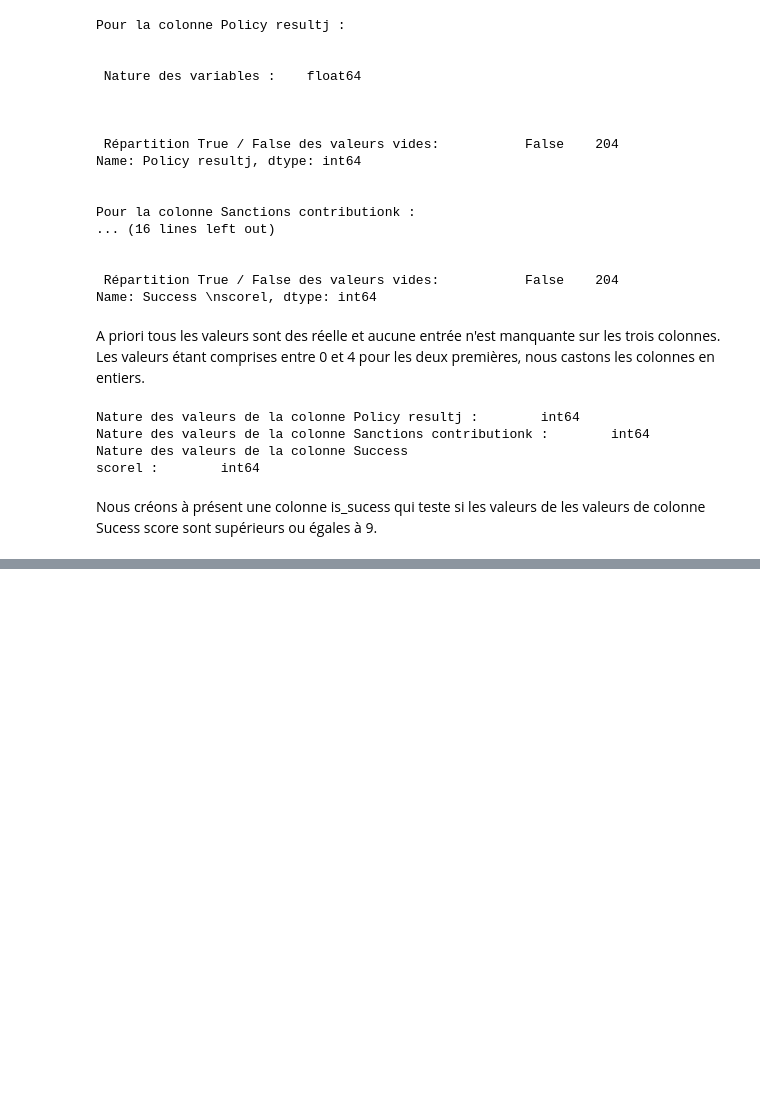
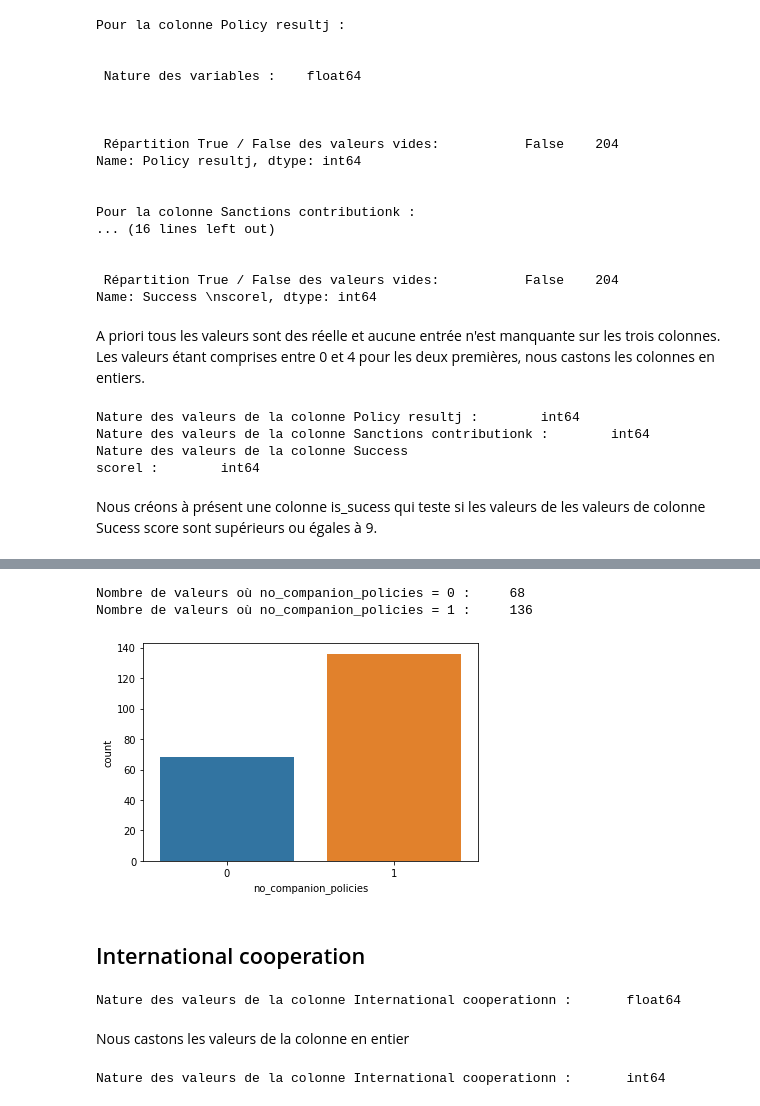
Before and after one commit to cedricsoares/economic_sanction_model, a Jupyter notebook: Sanction_eco.ipynb, the cells around one changed output, grey strips where cells are left out. Drawn from its saved outputs; the diff is of its cells as text; code cells hidden in the pictures; blank space fills up the shorter version.

```diff
--- a/Sanction_eco.ipynb
+++ b/Sanction_eco.ipynb
@@ -361,0 +378,30 @@ Nombre de valeurs ou is_success = 1 :     70
+# %%
+df["no_companion_policies"] = (df["Companion policiesm"] == "--").astype("int")
+
+print(f"Nombre de valeurs où no_companion_policies = 0 : \
+    {df['no_companion_policies'].value_counts()[0]} ")
+
+print(f"Nombre de valeurs où no_companion_policies = 1 : \
+    {df['no_companion_policies'].value_counts()[1]} ")
+
+sn.countplot(x = "no_companion_policies", data = df )
+plt.show()
+# %% [output]
+Nombre de valeurs où no_companion_policies = 0 :     68
+Nombre de valeurs où no_companion_policies = 1 :     136
+[figure, added]
+# %% [markdown]
+## International cooperation
+# %%
+print(f"Nature des valeurs de la colonne {df['International cooperationn'].name} : \
+      {df['International cooperationn'].dtypes}")
+# %% [output]
+Nature des valeurs de la colonne International cooperationn :       float64
+# %% [markdown]
+Nous castons les valeurs de la colonne en entier
+# %%
+df['International cooperationn'] = df['International cooperationn'].copy().astype('int')
+print(f"Nature des valeurs de la colonne {df['International cooperationn'].name} : \
+      {df['International cooperationn'].dtypes}")
+# %% [output]
+Nature des valeurs de la colonne International cooperationn :       int64
```
Also changed, not shown: parts of 10 cells of this notebook.
